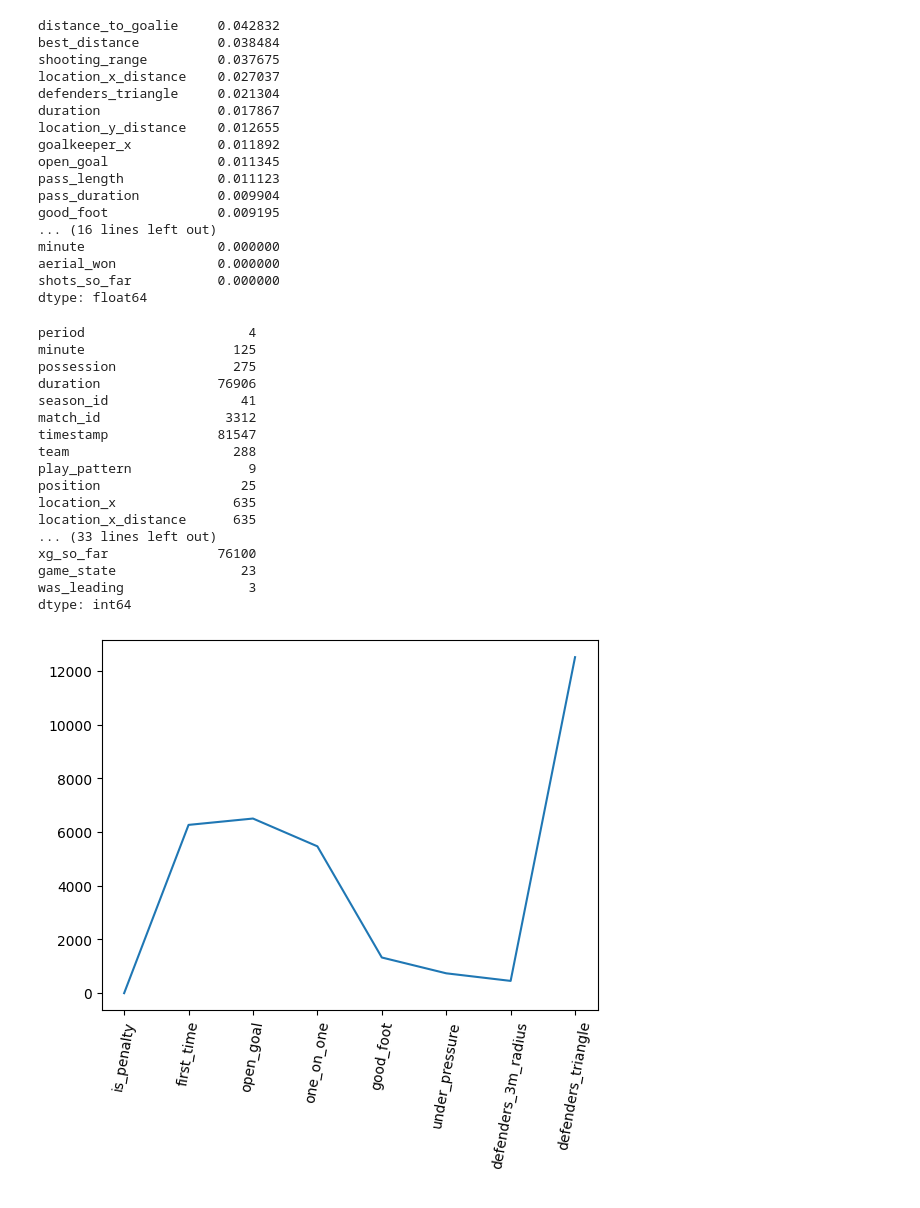
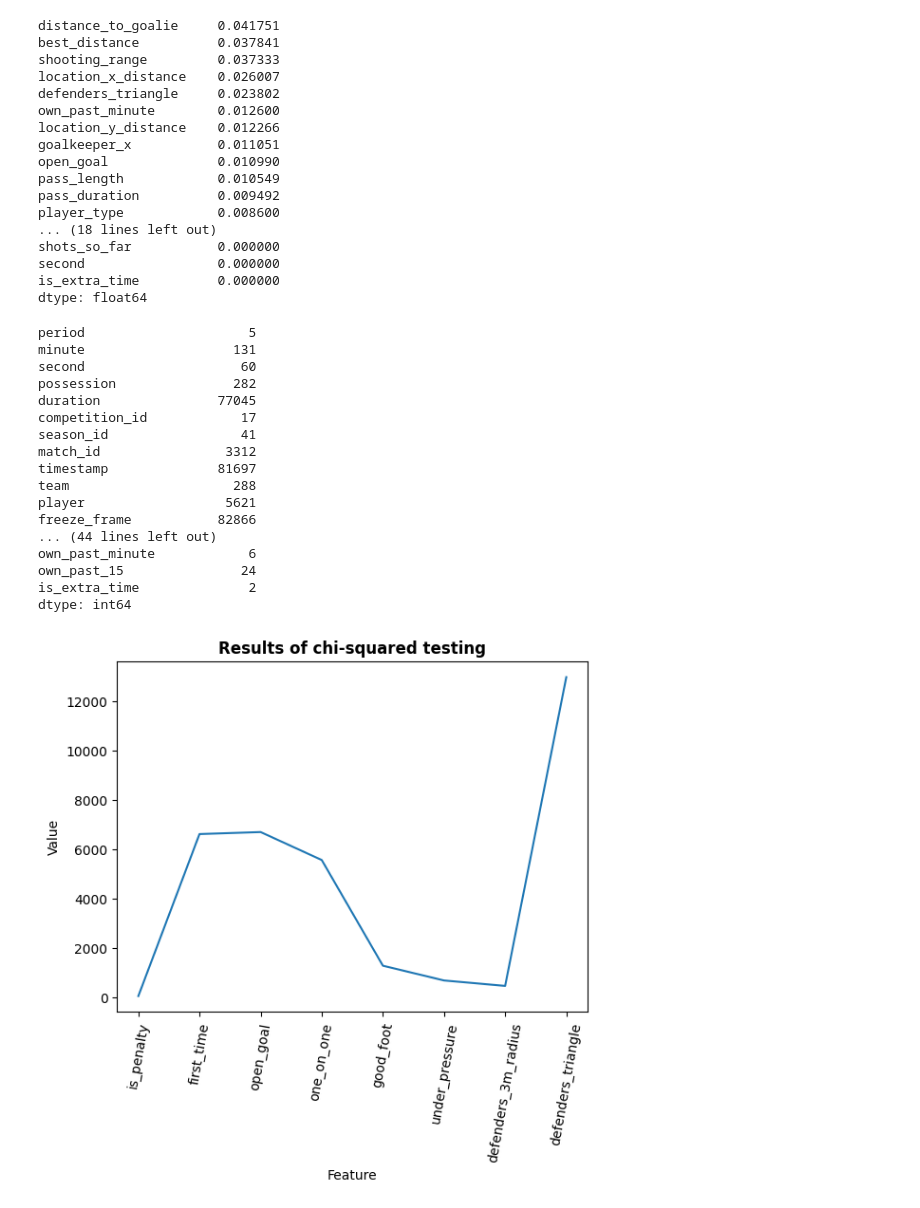
Before and after one commit to kkkarnav/BetterxG, a Jupyter notebook: 5_hypotheses.ipynb, the cells around one changed output. Saved outputs shown, nothing was run; the diff lists cells and outputs as text; code cells hidden in the pictures.

```diff
--- a/5_hypotheses.ipynb
+++ b/5_hypotheses.ipynb
@@ -19,7 +23,6 @@ from pprint import pprint
 data = pd.read_csv("./data/augmented_data.csv")
 # %%
 data = data.dropna()
-data = data[data["is_penalty"] == False]
 data.replace([np.inf, -np.inf], 0, inplace=True)
 # %%
 data.nunique()
@@ -44,51 +47,51 @@ dtype: int64
 # %%
 # Use mutual_info classification to check which features yield the most information about the target variable
 data_copy = data.copy()
-X_copy = data_copy.drop(["statsbomb_xg", "is_goal", "end_location_x", "end_location_y", "location_x", "location_y", "play_pattern", "technique", "position", "body_part", "type", "pass_type", "pass_height", "season_id", "match_id", "timestamp", "team"], axis=1)
+X_copy = data_copy.drop(["statsbomb_xg", "is_goal", "end_location_x", "end_location_y", "shot_angle", "duration", "competition_id", "season_id", "match_id", "player", "freeze_frame", "timestamp", "team", "xg_so_far", "location_x", "location_y", "body_part", "defenders_3m_radius", "under_pressure", "goal_distance", "play_pattern", "technique", "position", "body_part", "type", "pass_type", "pass_height"], axis=1)
 mutual_info = mutual_info_classif(X_copy, data["is_goal"])
 mutual_info = pd.Series(mutual_info)
 mutual_info.index = X_copy.columns
 mutual_info.sort_values(ascending=False)
 # %% [output]
-distance_to_goalie     0.042832
-best_distance          0.038484
-shooting_range         0.037675
-location_x_distance    0.027037
-defenders_triangle     0.021304
-duration               0.017867
-location_y_distance    0.012655
-goalkeeper_x           0.011892
-open_goal              0.011345
-pass_length            0.011123
-pass_duration          0.009904
-good_foot              0.009195
-... (16 lines left out)
-minute                 0.000000
-aerial_won             0.000000
+distance_to_goalie     0.041751
+best_distance          0.037841
+shooting_range         0.037333
+location_x_distance    0.026007
+defenders_triangle     0.023802
+own_past_minute        0.012600
+location_y_distance    0.012266
+goalkeeper_x           0.011051
+open_goal              0.010990
+pass_length            0.010549
+pass_duration          0.009492
+player_type            0.008600
+... (18 lines left out)
 shots_so_far           0.000000
+second                 0.000000
+is_extra_time          0.000000
 dtype: float64
 # %%
 data.nunique()
 # %% [output]
-period                     4
-minute                   125
-possession               275
-duration               76906
+period                     5
+minute                   131
+second                    60
+possession               282
+duration               77045
+competition_id            17
 season_id                 41
 match_id                3312
-timestamp              81547
+timestamp              81697
 team                     288
-play_pattern               9
-position                  25
-location_x               635
-location_x_distance      635
-... (33 lines left out)
-xg_so_far              76100
-game_state                23
-was_leading                3
+player                  5621
+freeze_frame           82866
+... (44 lines left out)
+own_past_minute            6
+own_past_15               24
+is_extra_time              2
 dtype: int64
 # %%
-X = data.drop(["statsbomb_xg", "is_goal", "end_location_x", "end_location_y", "location_x", "location_y", "play_pattern", "technique", "position", "body_part", "type", "pass_type", "pass_height", "season_id", "match_id", "timestamp", "team"], axis=1)
+X = data.drop(["statsbomb_xg", "is_goal", "end_location_x", "end_location_y", "shot_angle", "duration", "competition_id", "season_id", "match_id", "player", "freeze_frame", "timestamp", "team", "xg_so_far", "location_x", "location_y", "body_part", "goal_distance", "play_pattern", "technique", "position", "body_part", "type", "pass_type", "pass_height"], axis=1)
 y1 = data["statsbomb_xg"]
 y2 = data["is_goal"]
 # %%
@@ -101,9 +105,12 @@ for column in ["is_penalty", "first_time", "open_goal", "one_on_one", "good_foot
     chi.append((column, chi2, p, dof))
 # %%
 ax = pd.Series([x[1] for x in chi]).plot(xticks=pd.Series([x[0] for x in chi]).index, rot=80)
+ax.set_title('Results of chi-squared testing', weight='bold')
+ax.set_xlabel('Feature')
+ax.set_ylabel('Value')
 _ = ax.set_xticklabels(pd.Series([x[0] for x in chi]))
 # %% [output]
-[figure, old version]
+[figure, new version]
 # %%
 # Is the number of defenders in the triangle between the shooter and the goal significant to the likelihood of scoring?
 contingency_table = pd.crosstab(X['defenders_triangle'], y2)
```
Also changed, not shown: parts of 14 cells of this notebook.
